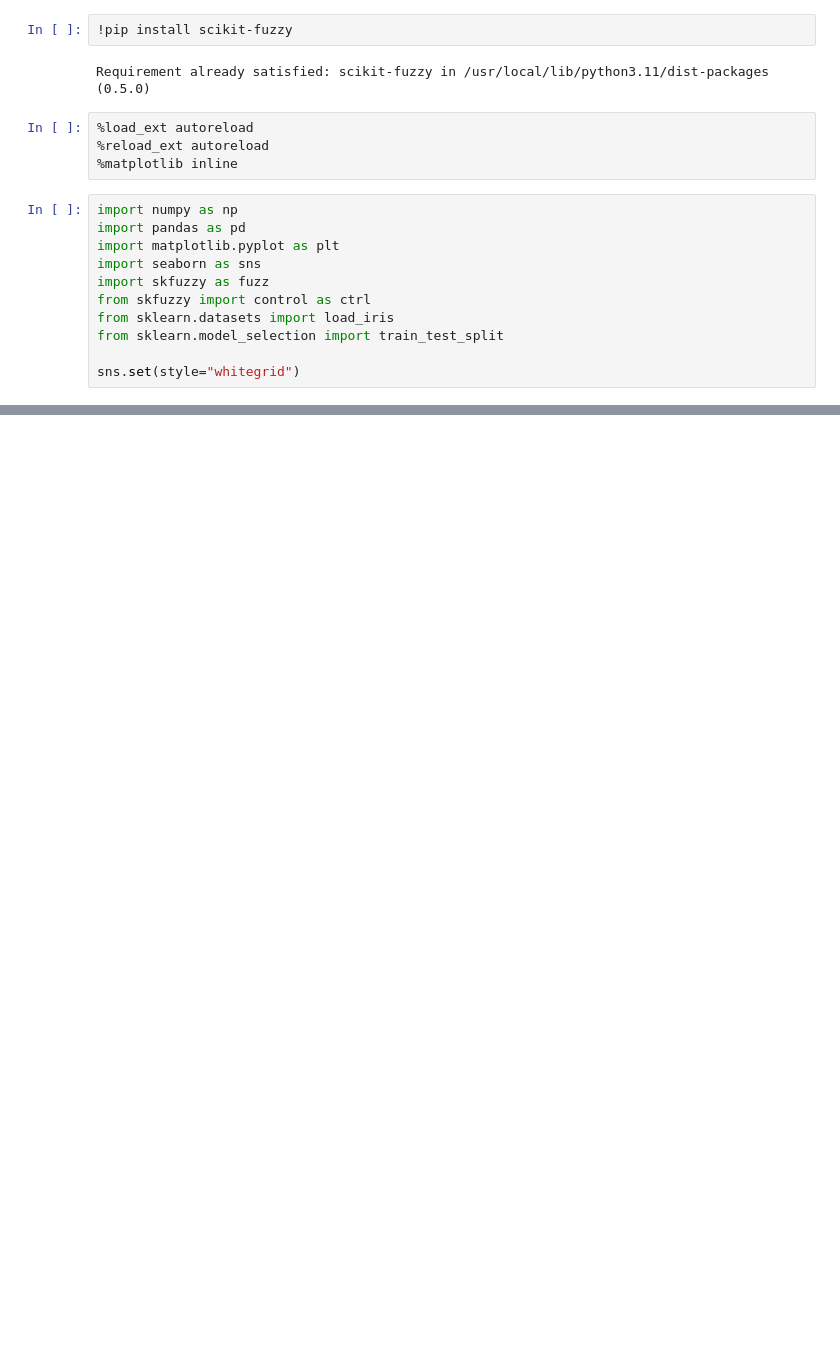
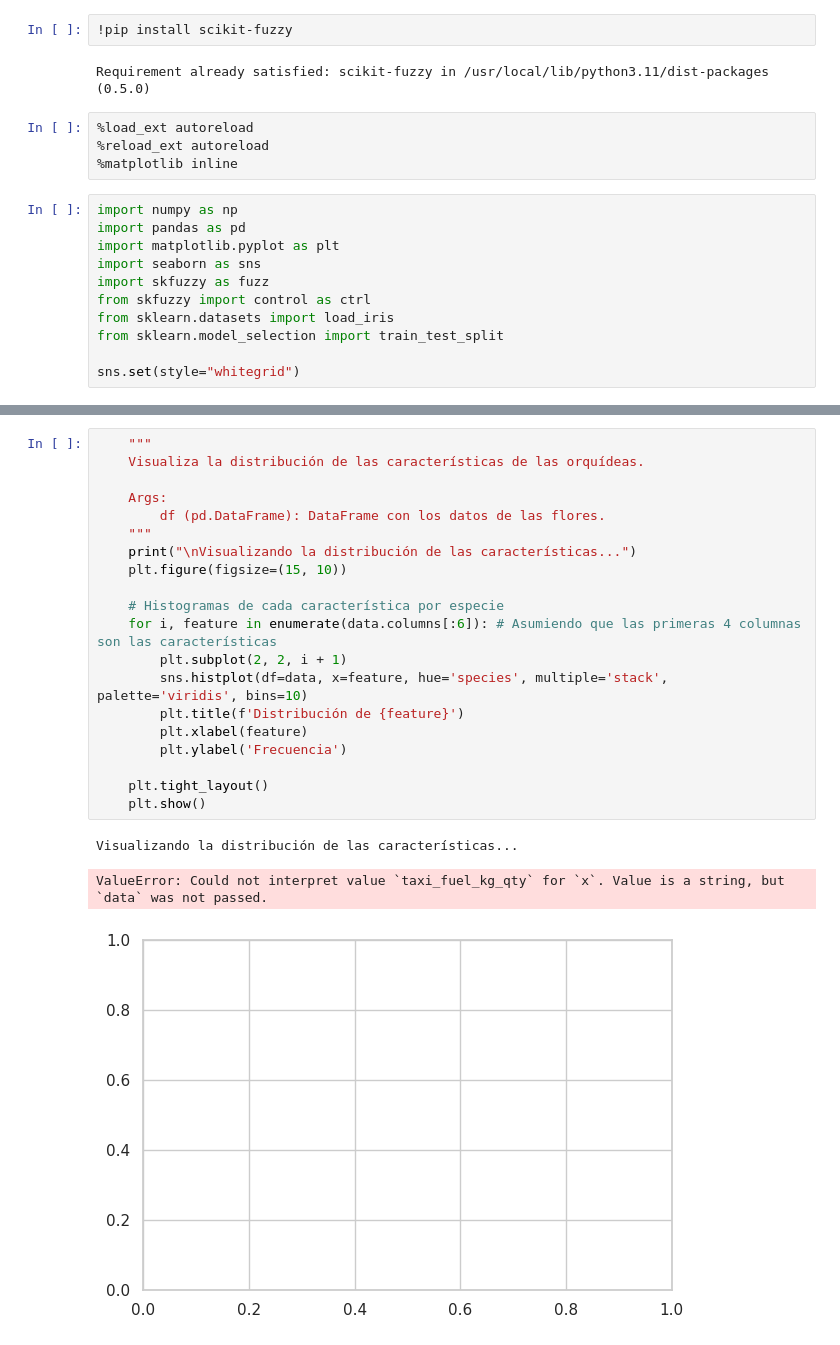
Before and after one commit to Felipepa9/MADSI, a Jupyter notebook: Sección_1_MOD_SIST_INT.ipynb, the cells around one changed output, grey strips where cells are left out. Saved outputs shown, nothing was run; the diff lists cells and outputs as text; blank space fills up the shorter version.

```diff
--- a/Sección_1_MOD_SIST_INT.ipynb
+++ b/Sección_1_MOD_SIST_INT.ipynb
@@ -119,0 +53,24 @@ def evaluar_sistema_fuzzy(simulator, df, feature_names, target_names):
+# %%
+    """
+    Visualiza la distribución de las características de las orquídeas.
+
+    Args:
+        df (pd.DataFrame): DataFrame con los datos de las flores.
+    """
+    print("\nVisualizando la distribución de las características...")
+    plt.figure(figsize=(15, 10))
+
+    # Histogramas de cada característica por especie
+    for i, feature in enumerate(data.columns[:6]): # Asumiendo que las primeras 4 columnas son las características
+        plt.subplot(2, 2, i + 1)
+        sns.histplot(df=data, x=feature, hue='species', multiple='stack', palette='viridis', bins=10)
+        plt.title(f'Distribución de {feature}')
+        plt.xlabel(feature)
+        plt.ylabel('Frecuencia')
+
+    plt.tight_layout()
+    plt.show()
+# %% [output]
+Visualizando la distribución de las características...
+ValueError: Could not interpret value `taxi_fuel_kg_qty` for `x`. Value is a string, but `data` was not passed.
+[figure, added]
```
Also changed, not shown: parts of 4 cells of this notebook.
